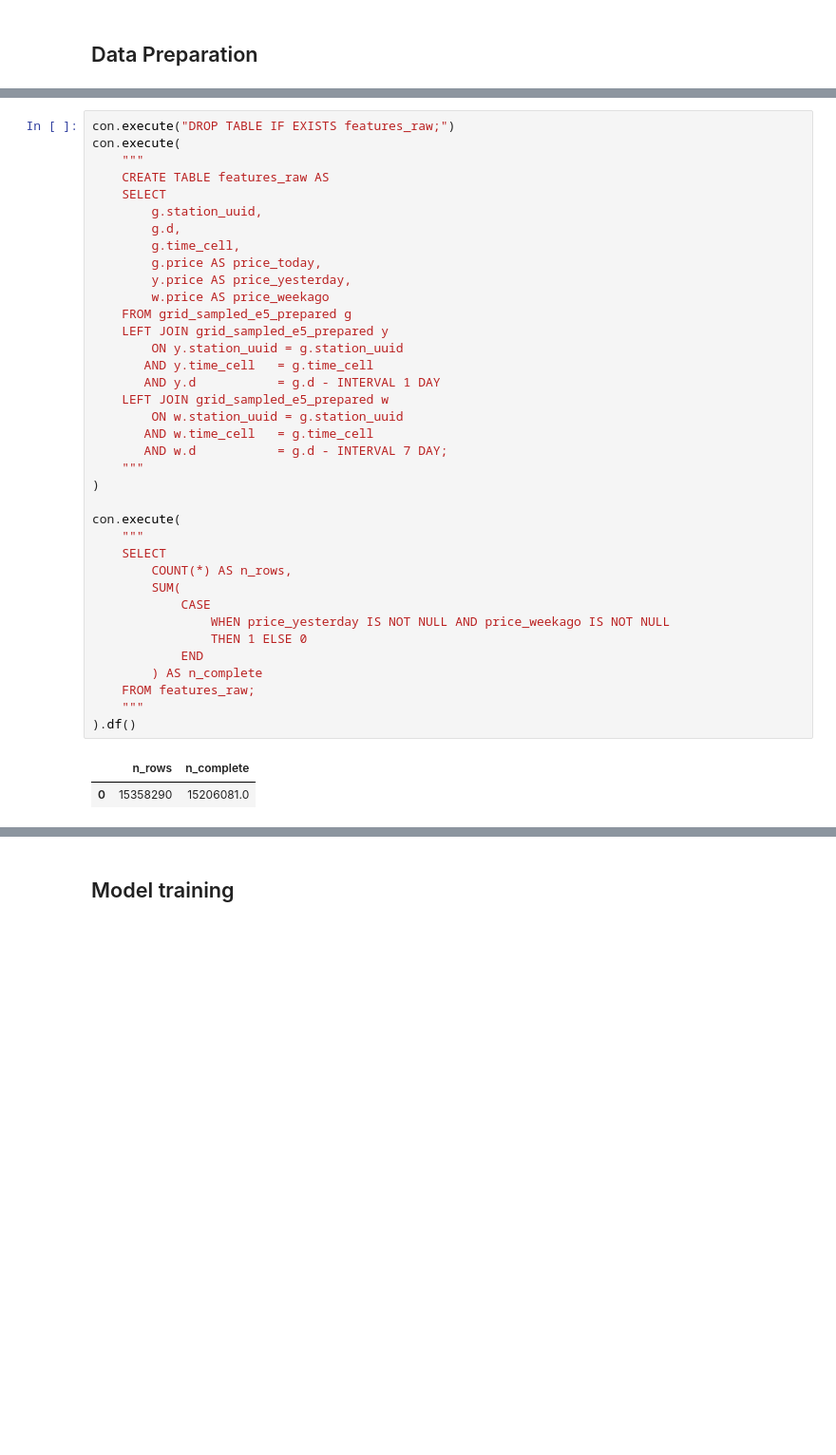
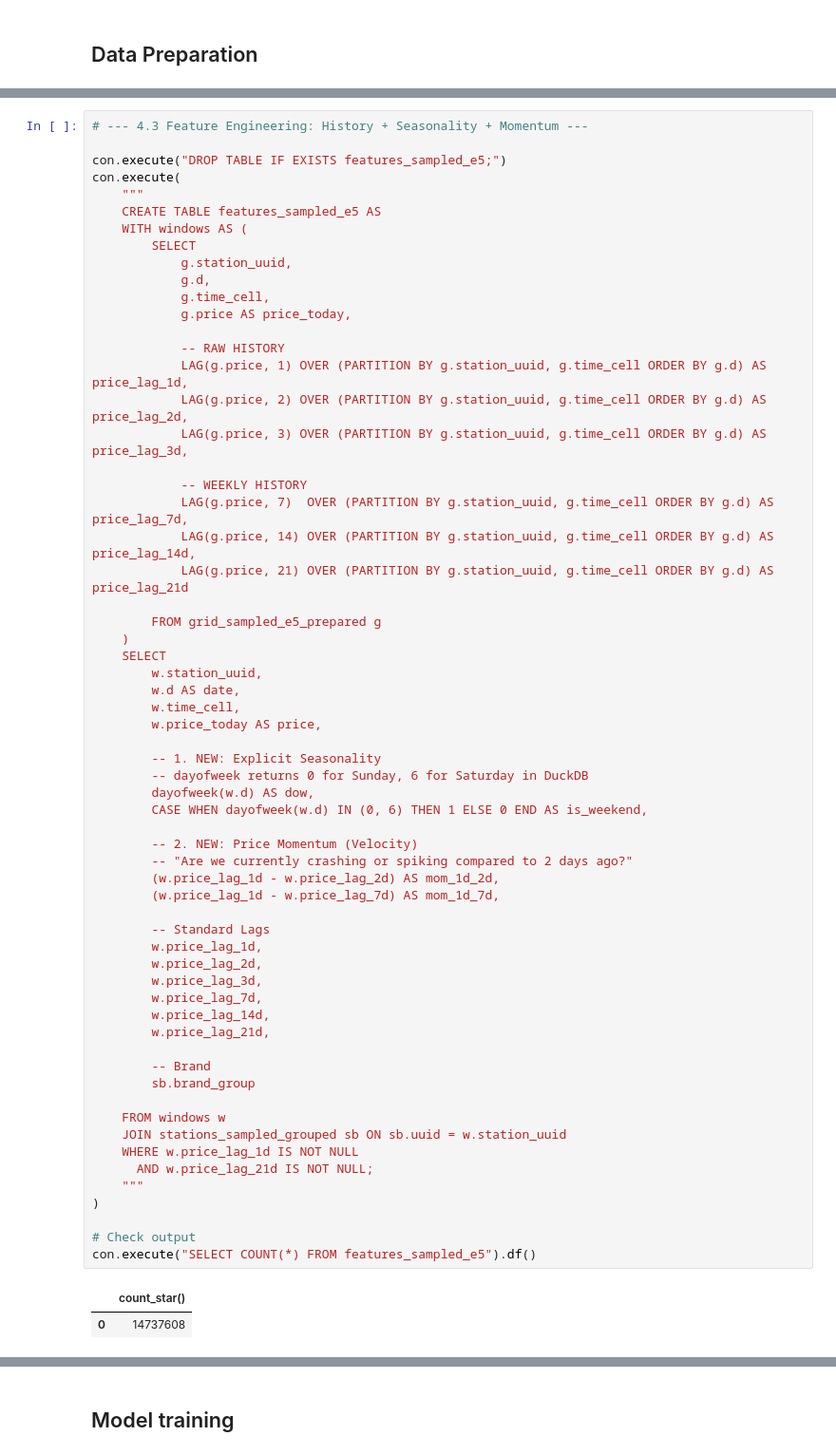
Before and after one commit to momade02/ds_project_main, a Jupyter notebook: prediction_model.ipynb, the cells around one changed output, grey strips where cells are left out. Shown at 95% size. Saved outputs shown, nothing was run; the diff lists cells and outputs as text; blank space fills up the shorter version.

```diff
--- a/prediction_model.ipynb
+++ b/prediction_model.ipynb
@@ -405,40 +375,65 @@ con.execute(
 # %%
-con.execute("DROP TABLE IF EXISTS features_raw;")
+# --- 4.3 Feature Engineering: History + Seasonality + Momentum ---
+
+con.execute("DROP TABLE IF EXISTS features_sampled_e5;")
 con.execute(
     """
-    CREATE TABLE features_raw AS
+    CREATE TABLE features_sampled_e5 AS
+    WITH windows AS (
+        SELECT
+            g.station_uuid,
+            g.d,
+            g.time_cell,
+            g.price AS price_today,
+
+            -- RAW HISTORY
+            LAG(g.price, 1) OVER (PARTITION BY g.station_uuid, g.time_cell ORDER BY g.d) AS price_lag_1d,
+            LAG(g.price, 2) OVER (PARTITION BY g.station_uuid, g.time_cell ORDER BY g.d) AS price_lag_2d,
+            LAG(g.price, 3) OVER (PARTITION BY g.station_uuid, g.time_cell ORDER BY g.d) AS price_lag_3d,
+
+            -- WEEKLY HISTORY
+            LAG(g.price, 7)  OVER (PARTITION BY g.station_uuid, g.time_cell ORDER BY g.d) AS price_lag_7d,
+            LAG(g.price, 14) OVER (PARTITION BY g.station_uuid, g.time_cell ORDER BY g.d) AS price_lag_14d,
+            LAG(g.price, 21) OVER (PARTITION BY g.station_uuid, g.time_cell ORDER BY g.d) AS price_lag_21d
+
+        FROM grid_sampled_e5_prepared g
+    )
     SELECT
-        g.station_uuid,
-        g.d,
-        g.time_cell,
-        g.price AS price_today,
-        y.price AS price_yesterday,
-        w.price AS price_weekago
-    FROM grid_sampled_e5_prepared g
-    LEFT JOIN grid_sampled_e5_prepared y
-        ON y.station_uuid = g.station_uuid
-       AND y.time_cell   = g.time_cell
-       AND y.d           = g.d - INTERVAL 1 DAY
-    LEFT JOIN grid_sampled_e5_prepared w
-        ON w.station_uuid = g.station_uuid
-       AND w.time_cell   = g.time_cell
-       AND w.d           = g.d - INTERVAL 7 DAY;
+        w.station_uuid,
+        w.d AS date,
+        w.time_cell,
+        w.price_today AS price,
+
+        -- 1. NEW: Explicit Seasonality
+        -- dayofweek returns 0 for Sunday, 6 for Saturday in DuckDB
+        dayofweek(w.d) AS dow,
+        CASE WHEN dayofweek(w.d) IN (0, 6) THEN 1 ELSE 0 END AS is_weekend,
+
+        -- 2. NEW: Price Momentum (Velocity)
+        -- "Are we currently crashing or spiking compared to 2 days ago?"
+        (w.price_lag_1d - w.price_lag_2d) AS mom_1d_2d,
+        (w.price_lag_1d - w.price_lag_7d) AS mom_1d_7d,
+
+        -- Standard Lags
+        w.price_lag_1d,
+        w.price_lag_2d,
+        w.price_lag_3d,
+        w.price_lag_7d,
+        w.price_lag_14d,
+        w.price_lag_21d,
+
+        -- Brand
+        sb.brand_group
+
+    FROM windows w
+    JOIN stations_sampled_grouped sb ON sb.uuid = w.station_uuid
+    WHERE w.price_lag_1d IS NOT NULL
+      AND w.price_lag_21d IS NOT NULL;
     """
 )
 
-con.execute(
-    """
-    SELECT
-        COUNT(*) AS n_rows,
-        SUM(
-            CASE
-                WHEN price_yesterday IS NOT NULL AND price_weekago IS NOT NULL
-                THEN 1 ELSE 0
-            END
-        ) AS n_complete
-    FROM features_raw;
-    """
-).df()
+# Check output
+con.execute("SELECT COUNT(*) FROM features_sampled_e5").df()
 # %% [output]
-|  | n_rows | n_complete |
-| 0 | 15358290 | 15206081.0 |
+|  | count_star() |
+| 0 | 14737608 |
```
Also changed, not shown: parts of 26 cells of this notebook.
